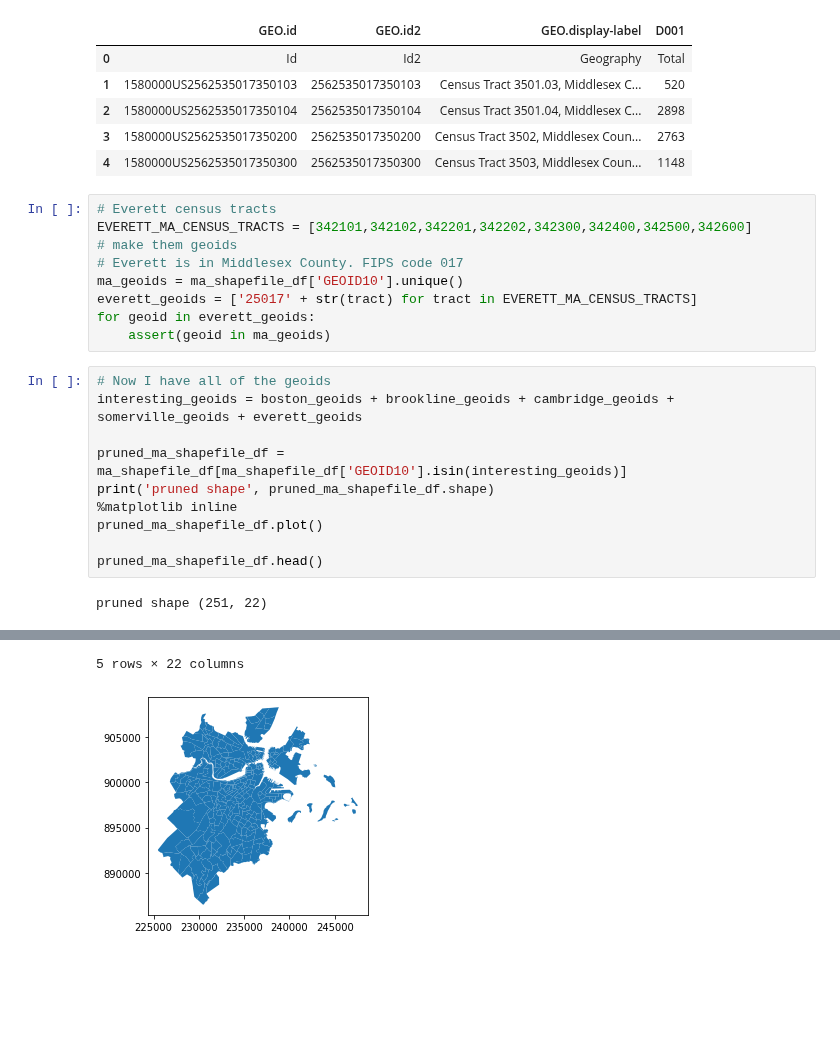
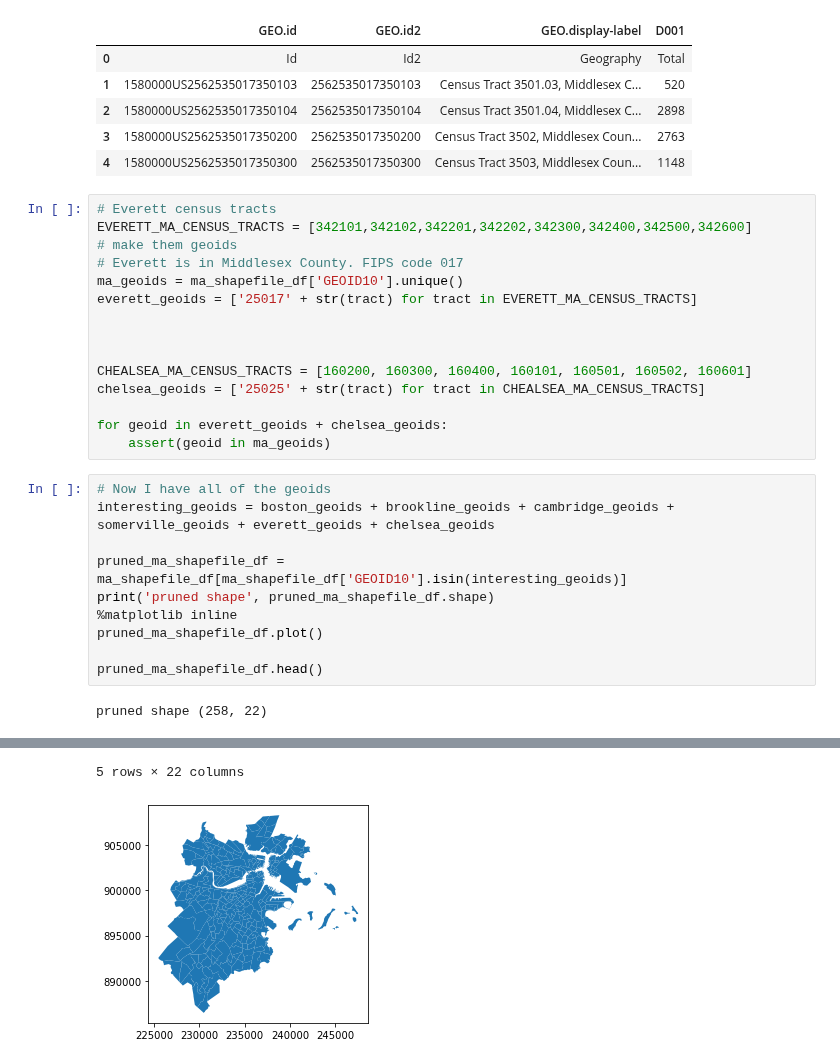
Before and after one commit to aberke/income-race-bikes, a Jupyter notebook: scripts/boston_area_census_tracts.ipynb, the cells around one changed output, grey strips where cells are left out. Saved outputs shown, nothing was run; the diff lists cells and outputs as text; blank space fills up the shorter version.

```diff
--- a/scripts/boston_area_census_tracts.ipynb
+++ b/scripts/boston_area_census_tracts.ipynb
@@ -114,28 +114,34 @@ EVERETT_MA_CENSUS_TRACTS = [342101,342102,342201,342202,342300,342400,342500,342
 # Everett is in Middlesex County. FIPS code 017
 ma_geoids = ma_shapefile_df['GEOID10'].unique()
 everett_geoids = ['25017' + str(tract) for tract in EVERETT_MA_CENSUS_TRACTS]
-for geoid in everett_geoids:
+
+
+
+CHEALSEA_MA_CENSUS_TRACTS = [160200, 160300, 160400, 160101, 160501, 160502, 160601]
+chelsea_geoids = ['25025' + str(tract) for tract in CHEALSEA_MA_CENSUS_TRACTS]
+
+for geoid in everett_geoids + chelsea_geoids:
     assert(geoid in ma_geoids)
 # %%
 # Now I have all of the geoids
-interesting_geoids = boston_geoids + brookline_geoids + cambridge_geoids + somerville_geoids + everett_geoids
+interesting_geoids = boston_geoids + brookline_geoids + cambridge_geoids + somerville_geoids + everett_geoids + chelsea_geoids
 
 pruned_ma_shapefile_df = ma_shapefile_df[ma_shapefile_df['GEOID10'].isin(interesting_geoids)]
 print('pruned shape', pruned_ma_shapefile_df.shape)
 %matplotlib inline
 pruned_ma_shapefile_df.plot()
 
 pruned_ma_shapefile_df.head()
 # %% [output]
-pruned shape (251, 22)
+pruned shape (258, 22)
 |  | STATEFP10 | COUNTYFP10 | TRACTCE10 | GEOID10 | NAME10 | NAMELSAD10 | MTFCC10 | ALAND10 | AWATER10 | ... |
 | 227 | 25 | 021 | 401200 | 25021401200 | 4012 | Census Tract 4012 | G5020 | 6692464.0 | 32335.0 | ... |
 | 228 | 25 | 021 | 401100 | 25021401100 | 4011 | Census Tract 4011 | G5020 | 4116857.0 | 109099.0 | ... |
 | 229 | 25 | 021 | 401000 | 25021401000 | 4010 | Census Tract 4010 | G5020 | 640097.0 | 580.0 | ... |
 | 230 | 25 | 021 | 400900 | 25021400900 | 4009 | Census Tract 4009 | G5020 | 383245.0 | 2025.0 | ... |
 | 231 | 25 | 021 | 400800 | 25021400800 | 4008 | Census Tract 4008 | G5020 | 567433.0 | 5033.0 | ... |
 5 rows × 22 columns
-[figure, old version]
+[figure, new version]
 # %%
 # Save the file!
 output_filename = '../data/ma/shapefile/boston-brookline-cambridge-somerville-everett.shp'
```
Also changed, not shown: parts of 3 cells of this notebook, 2 other files.
